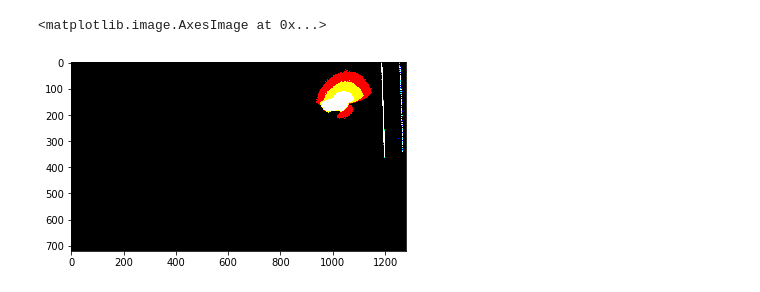
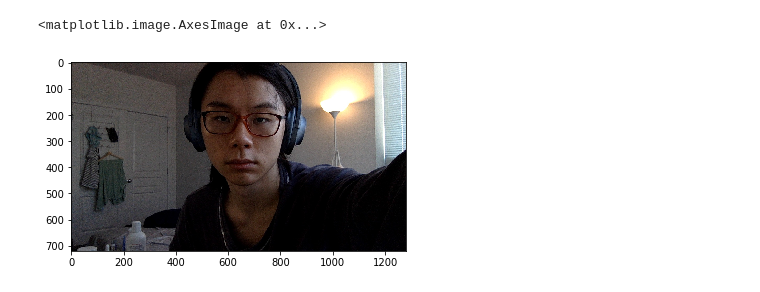
Before and after one commit to yuxiang-gao/gaze_tracker, a Jupyter notebook: eye_tracker.ipynb, the cells around one changed output. Drawn from its saved outputs; the diff is of its cells as text; code cells hidden in the pictures.

```diff
--- a/eye_tracker.ipynb
+++ b/eye_tracker.ipynb
@@ -14,23 +14,22 @@ from skimage.draw import circle
 # %%
 # uncomment to use front cam
 # vc = cv2.VideoCapture(0)
 
 # if vc.isOpened(): # try to get the first frame
 #     plt.pause(0.1)
 #     is_capturing, frame = vc.read()
 #     frame = cv2.cvtColor(frame, cv2.COLOR_BGR2RGB)    # makes the blues image look real colored
 #     plt.imshow(frame)
 # else:
 #     is_capturing = False
 # vc.release()
 
 # test image
-frame = plt.imread('test.png')
-frame = np.array(frame[:,:,0:3], dtype=np.int8)
+frame = plt.imread('test.jpg')
 plt.imshow(frame)
 # %% [output]
 <matplotlib.image.AxesImage at 0x...>
-[figure, old version]
+[figure, new version]
 # %%
 # dlib face landmarks detection
 detector = dlib.get_frontal_face_detector()
```
Also changed, not shown: parts of 3 cells of this notebook.
